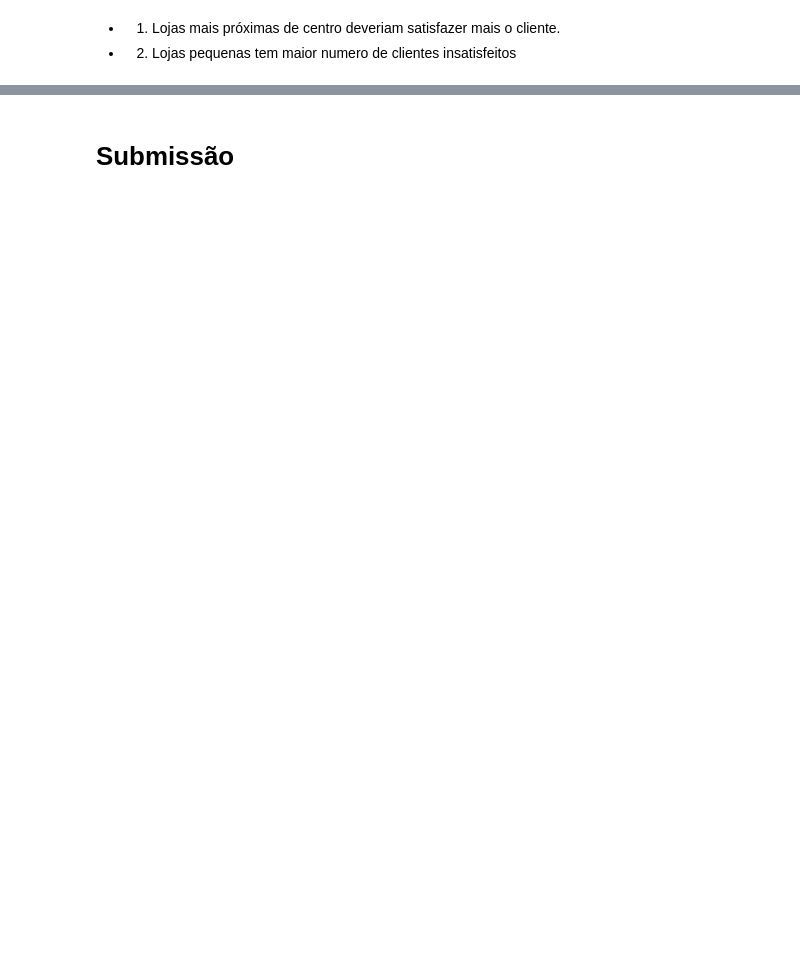
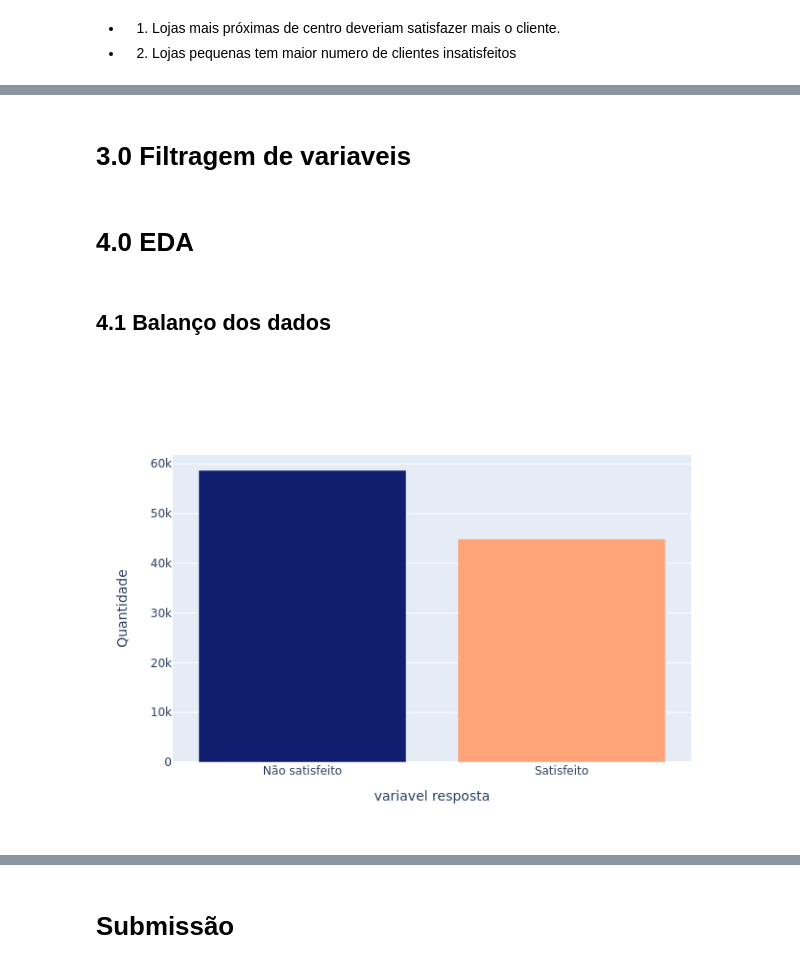
Before and after one commit to MayconRochaaa/hackday_T24, a Jupyter notebook: hackday.ipynb, the cells around one changed output, grey strips where cells are left out. Saved outputs shown, nothing was run; the diff lists cells and outputs as text; code cells hidden in the pictures; blank space fills up the shorter version.

```diff
--- a/hackday.ipynb
+++ b/hackday.ipynb
@@ -262 +230,3 @@ sns.boxplot(data = aux)
+# %%
+df3 = df2.copy()
 # %% [markdown]
@@ -341,0 +294,45 @@ y = df2['satisfaction'].copy()
+# %%
+score_features = ['in_store_wifi',
+'open_close_time_convenient',
+'easy_of_online_shopping',
+'store_location',
+'toilet_cleaning',
+'dressing_room',
+'waiting_room',
+'kids_entertainment',
+'seller_service',
+'showroom',
+'self_store',
+'purchase_service',
+'store_service',
+'cleanliness']
+
+aux = df3[score_features]
+df3['media_score'] = np.mean(aux, axis=1)
+
+
+bins = [0, 18, 45, float('inf')]
+labels = ['0-18', '19-45', '45+']
+
+aux=df3.copy()
+aux['age_group'] = pd.cut(aux['age'], bins=bins, labels=labels, right=False)
+# %% [markdown]
+# 3.0 Filtragem de variaveis
+# %% [markdown]
+# 4.0 EDA
+# %%
+df4 = df3.copy()
+# %% [markdown]
+## 4.1 Balanço dos dados
+# %%
+aux = df4[['satisfaction']].groupby('satisfaction').size().reset_index(name='qnt')
+
+fig = go.Figure(go.Bar(x=aux['satisfaction'], y=aux['qnt'], marker_color=['#111D6F', '#FFA378']))
+fig.update_layout(xaxis_title='variavel resposta',
+                  yaxis_title='Quantidade',
+                  xaxis=dict(tickmode = 'array', tickvals= [0,1], ticktext=['Não satisfeito', 'Satisfeito']),
+                  showlegend = False, autosize=False)
+
+fig.show('png')
+# %% [output]
+[figure, added]
```
Also changed, not shown: parts of 92 cells of this notebook, 10 other files.
